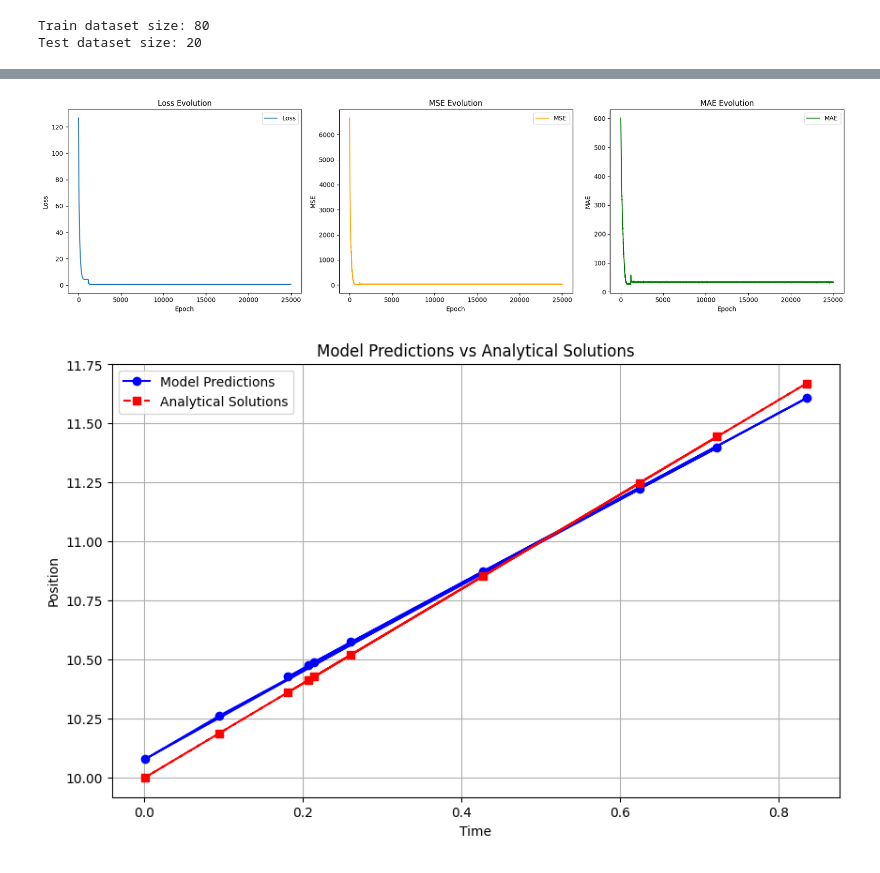
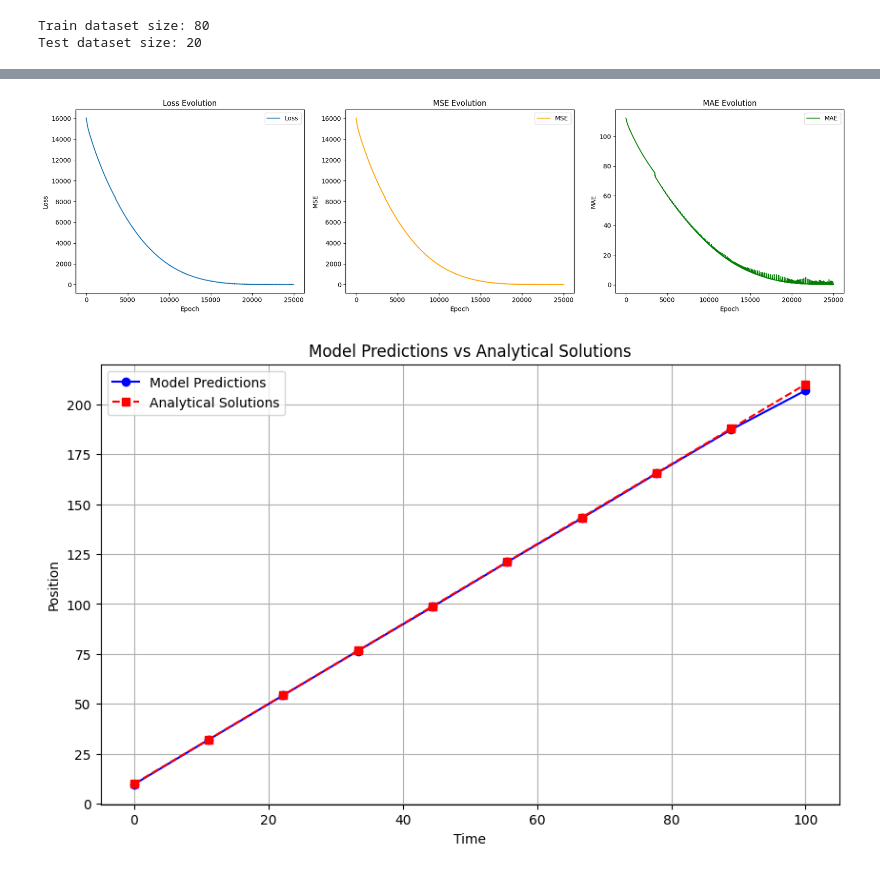
Before and after one commit to devGvieira/URM-PINN, a Jupyter notebook: URM_Article_PINN.ipynb, the cells around one changed output, grey strips where cells are left out. Drawn from its saved outputs; the diff is of its cells as text; code cells hidden in the pictures.

```diff
--- a/URM_Article_PINN.ipynb
+++ b/URM_Article_PINN.ipynb
@@ -59,9 +59,6 @@ The model will be trained on the GPU
 # %%
 # Check if GPU is available
 device = torch.device("cuda:0" if torch.cuda.is_available() else "cpu")
-
-# Define the parameters (move to GPU)
-num_samples = 50000
 
 # Define the function for the analytical solution
 def x_analytical(t_train):
@@ -70,7 +67,7 @@ def x_analytical(t_train):
     return torch.clamp(x0 + v * t_train, min=0).to(device)  # Rectified linear movement (URM)
 
 # Define your dataset
-t = torch.rand(100, 1).to(device)  # Move to GPU
+t = torch.linspace(0, 100, 100).to(device)
 x_analytic = x_analytical(t)
 
 # Split the dataset into training and testing subsets
@@ -85,7 +82,7 @@ train_dataset = TensorDataset(t_train, x_train)
 test_dataset = TensorDataset(t_test, x_test)
 
 # Define batch size for training and testing data loaders
-batch_size = 64
+batch_size = 1064
 
 # Create data loaders for training and testing datasets
 train_loader = DataLoader(train_dataset, batch_size=batch_size, shuffle=True)
@@ -211,3 +229,5 @@ Epoch 4644 with loss 0.6046521
+# %%
+model = torch.load('model_full.pth')
 # %%
 import matplotlib.pyplot as plt
 
@@ -241,40 +261,40 @@ plt.legend()
 plt.tight_layout()
 plt.show()
 # %% [output]
-[figure, old version]
+[figure, new version]
 # %%
 # Define a set of different times
-times = torch.rand(10, 1)  # Move to GPU
+times = torch.linspace(0, 100, 10)
 
 # Initialize lists to store model predictions and analytical solutions for each time
 model_predictions = []
 analytical_solutions = []
 
 # Calculate model predictions and analytical solutions for each time
 for t in times:
     # Move t to the device
     t_tensor = torch.tensor(t, device=device)
 
     # Get model prediction
     with torch.no_grad():
         x_pred = model(t_tensor).cpu().item()
 
     # Calculate analytical solution
     x_analytic = x_analytical(t_tensor).cpu().item()
 
     # Append to lists
     model_predictions.append(x_pred)
     analytical_solutions.append(x_analytic)
 
 # Plot model predictions and analytical solutions against time
 plt.figure(figsize=(10, 6))
 plt.plot(times, model_predictions, marker='o', linestyle='-', color='blue', label='Model Predictions')
 plt.plot(times, analytical_solutions, marker='s', linestyle='--', color='red', label='Analytical Solutions')
 plt.title('Model Predictions vs Analytical Solutions')
 plt.xlabel('Time')
 plt.ylabel('Position')
 plt.legend()
 plt.grid(True)
 plt.show()
 # %% [output]
-[figure, old version]
+[figure, new version]
```
Also changed, not shown: parts of 3 cells of this notebook, 2 other files.
